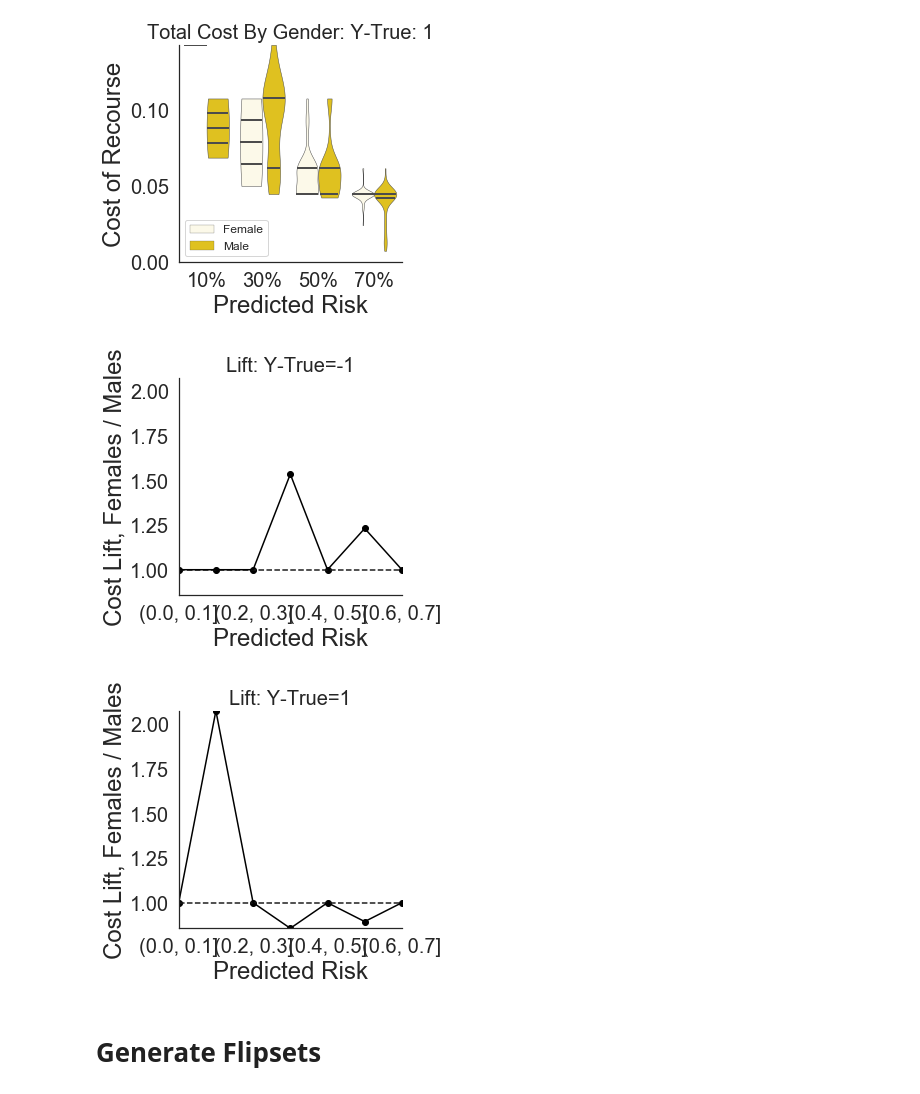
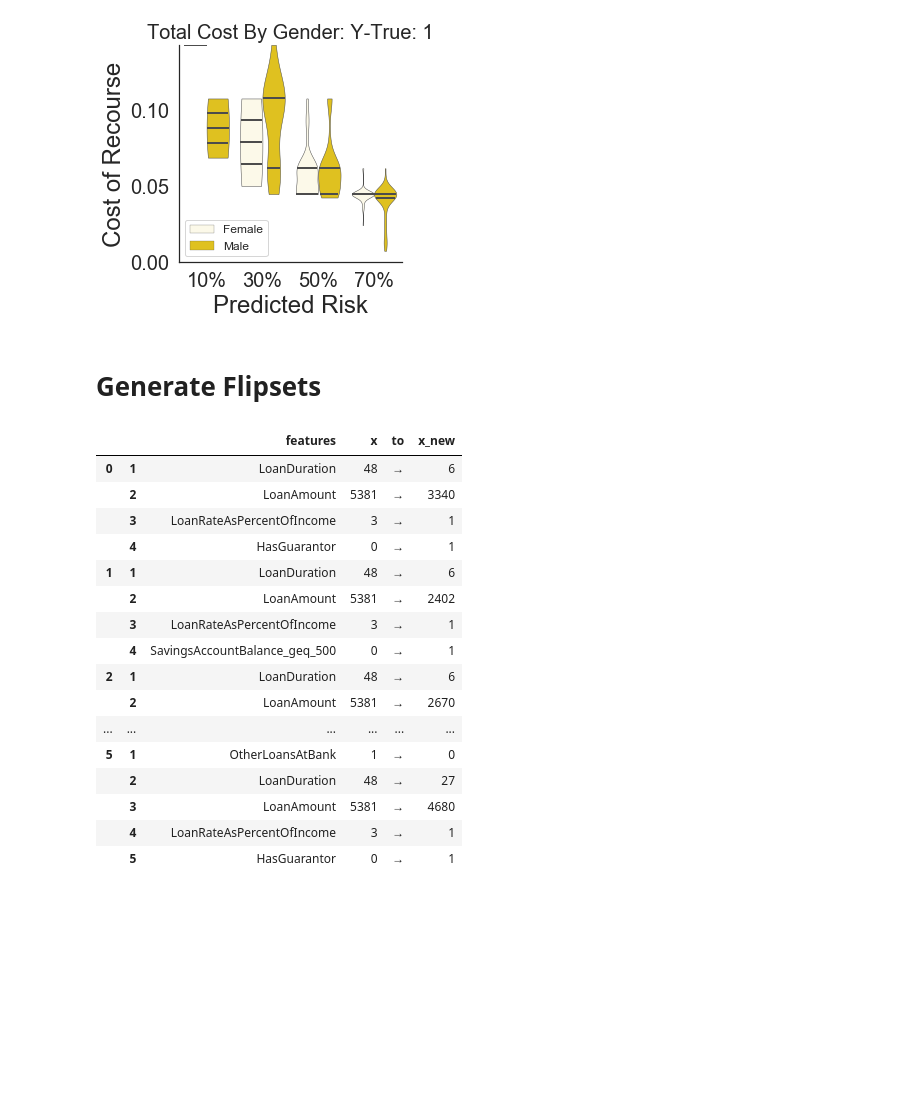
Before and after one commit to ustunb/actionable-recourse, a Jupyter notebook: examples/ex_04_audit_demo-disparities-in-recourse.ipynb, the cells around one changed output. Cells and saved outputs as stored; diff of their text form; code cells hidden in the pictures; blank space fills up the shorter version.

```diff
--- a/examples/ex_04_audit_demo-disparities-in-recourse.ipynb
+++ b/examples/ex_04_audit_demo-disparities-in-recourse.ipynb
@@ -121,41 +120,5 @@ for y_true in [-1, 1]:
 # %% [output]
 [figure]
 [figure]
-# %%
-##### Plot Lift
-agg_dfs = {}
-for y_true in [-1, +1]:
-    agg_df = (matching_df
-              .loc[lambda df: df['GoodCustomer'] == y_true]
-              .pipe(
-            lambda df: df.groupby(pd.cut(df['y_pred'], bins=np.arange(0, scores.median(), .1)))
-            )
-              .apply(lambda df:
-                     df.loc[lambda df: df['Gender']=='Female']['cost'].median() /
-                     df.loc[lambda df: df['Gender']=='Male']['cost'].median()
-                     )
-              .fillna(1)
-              )
-    agg_dfs[y_true] = agg_df
-
-min_, max_ = pd.concat(agg_dfs.values()).pipe(lambda s: (s.min(), s.max()))
-for y_true in [-1, +1]:
-    # ax = plt.plot(np.arange(len(agg_df)), agg_df.values)
-    ax = agg_dfs[y_true].plot(color="black", figsize=(4,4))
-    plt.scatter(range(len(agg_dfs[y_true])), agg_dfs[y_true].values, color='black')
-    ax.set_facecolor("white")
-    plt.ylabel('Cost Lift, Females / Males')
-    plt.ylim((min_, max_))
-    plt.xlabel('Predicted Risk' )
-    plt.hlines(1, *plt.xlim(), linestyles='dashed')
-    ax.spines['right'].set_visible(False)
-    ax.spines['top'].set_visible(False)
-
-    plt.title('Lift: Y-True=%s' % y_true, fontsize=20)
-    xticks = plt.xticks()
-    plt.show()
-# %% [output]
-[figure, removed]
-[figure, removed]
 # %% [markdown]
 # Generate Flipsets
@@ -230,0 +127,38 @@ for y_true in [-1, +1]:
+# %%
+# ### get flipset
+gender = "Male"
+individuals = (matching_df
+    .loc[lambda df: df['Gender'] == gender]
+    .loc[lambda df: df['y_pred'] < .3]
+    .loc[lambda df: df['y_pred'] > .1]
+    .loc[lambda df: df['GoodCustomer'] == 1]
+    )
+i = individuals.index[1]
+
+fb = Flipset(
+    x = X.loc[i].values,
+    action_set = action_set,
+    coefficients = coefficients,
+    intercept = intercept - (np.log(p / (1. - p))),
+)
+fb.populate(enumeration_type = 'distinct_subsets', total_items = 6)
+# %%
+HTML(fb.to_html())
+# %% [output]
+|  |  | features | x | to | x_new |
+| 0 | 1 | LoanDuration | 48 | → | 6 |
+|  | 2 | LoanAmount | 5381 | → | 3340 |
+|  | 3 | LoanRateAsPercentOfIncome | 3 | → | 1 |
+|  | 4 | HasGuarantor | 0 | → | 1 |
+| 1 | 1 | LoanDuration | 48 | → | 6 |
+|  | 2 | LoanAmount | 5381 | → | 2402 |
+|  | 3 | LoanRateAsPercentOfIncome | 3 | → | 1 |
+|  | 4 | SavingsAccountBalance_geq_500 | 0 | → | 1 |
+| 2 | 1 | LoanDuration | 48 | → | 6 |
+|  | 2 | LoanAmount | 5381 | → | 2670 |
+| ... | ... | ... | ... | ... | ... |
+| 5 | 1 | OtherLoansAtBank | 1 | → | 0 |
+|  | 2 | LoanDuration | 48 | → | 27 |
+|  | 3 | LoanAmount | 5381 | → | 4680 |
+|  | 4 | LoanRateAsPercentOfIncome | 3 | → | 1 |
+|  | 5 | HasGuarantor | 0 | → | 1 |
```
Also changed, not shown: parts of 5 cells of this notebook, 2 other files.
